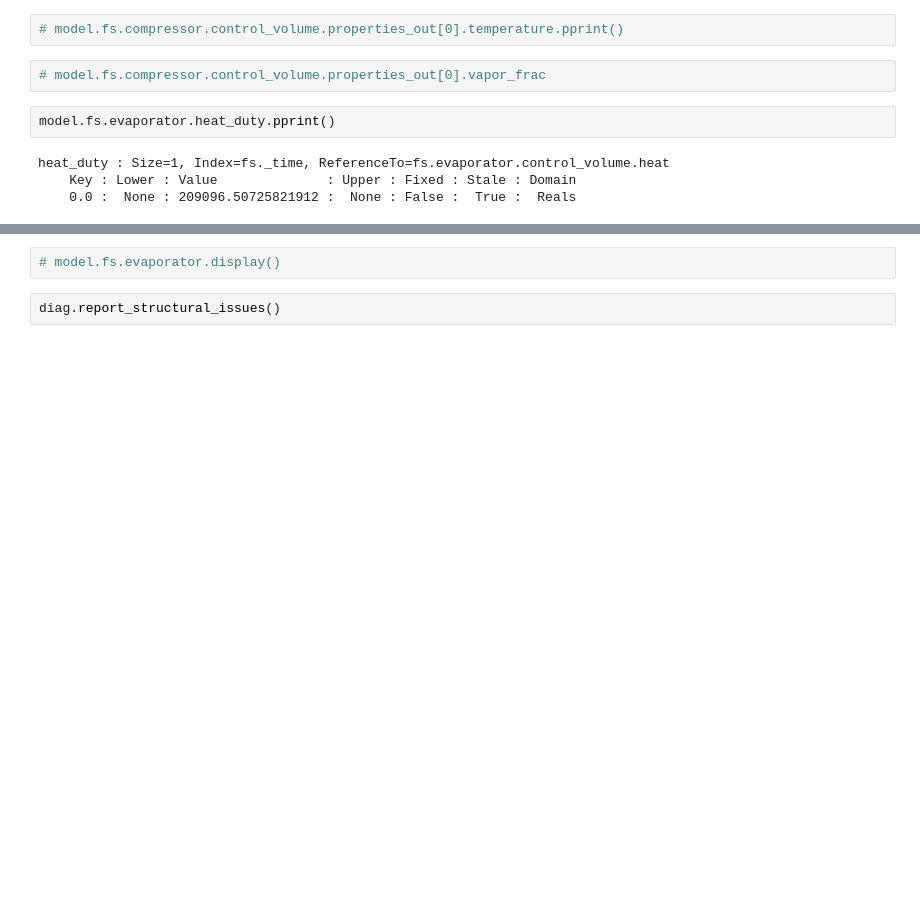
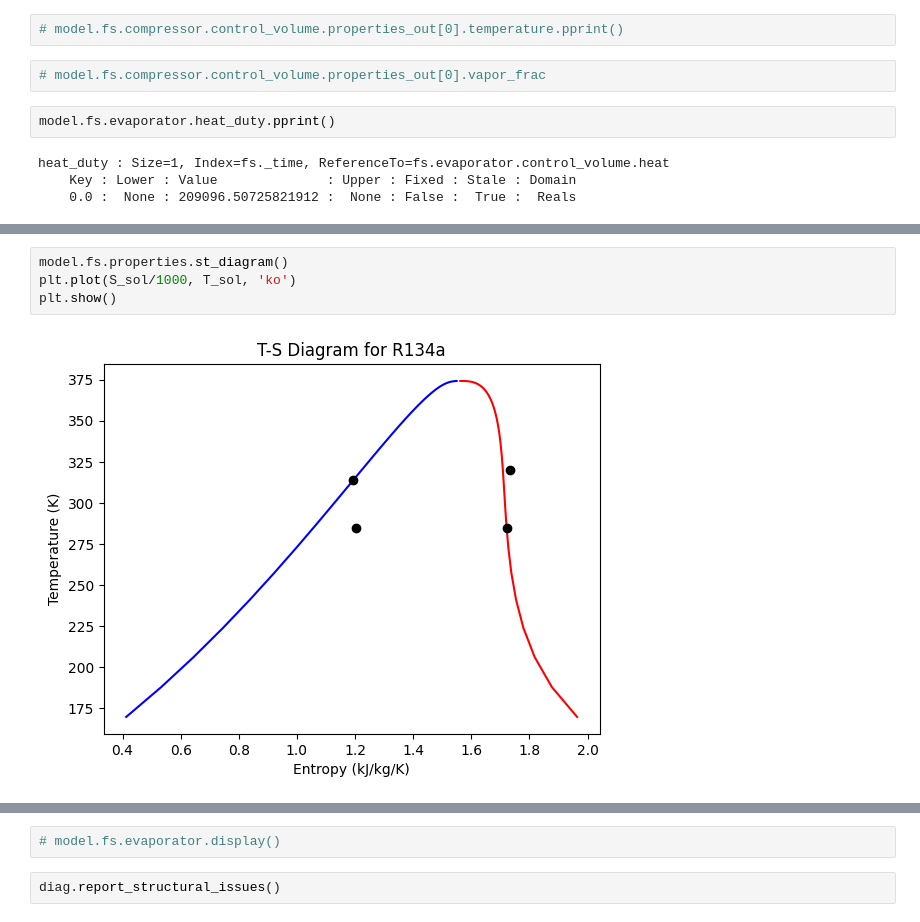
Before and after one commit to dowlinglab/idaes-hvacr-cycles, a Jupyter notebook: simple_refridgeration2.ipynb, the cells around one changed output, grey strips where cells are left out. Drawn from its saved outputs; the diff is of its cells as text; blank space fills up the shorter version.

```diff
--- a/simple_refridgeration2.ipynb
+++ b/simple_refridgeration2.ipynb
@@ -650,3 +652,9 @@ Unit : fs.evaporator                                                       Time:
+# %%
+model.fs.properties.st_diagram()
+plt.plot(S_sol/1000, T_sol, 'ko')
+plt.show()
+# %% [output]
+[figure, added]
 # %%
 from idaes.core.util import DiagnosticsToolbox
 
```
Also changed, not shown: parts of 16 cells of this notebook.
